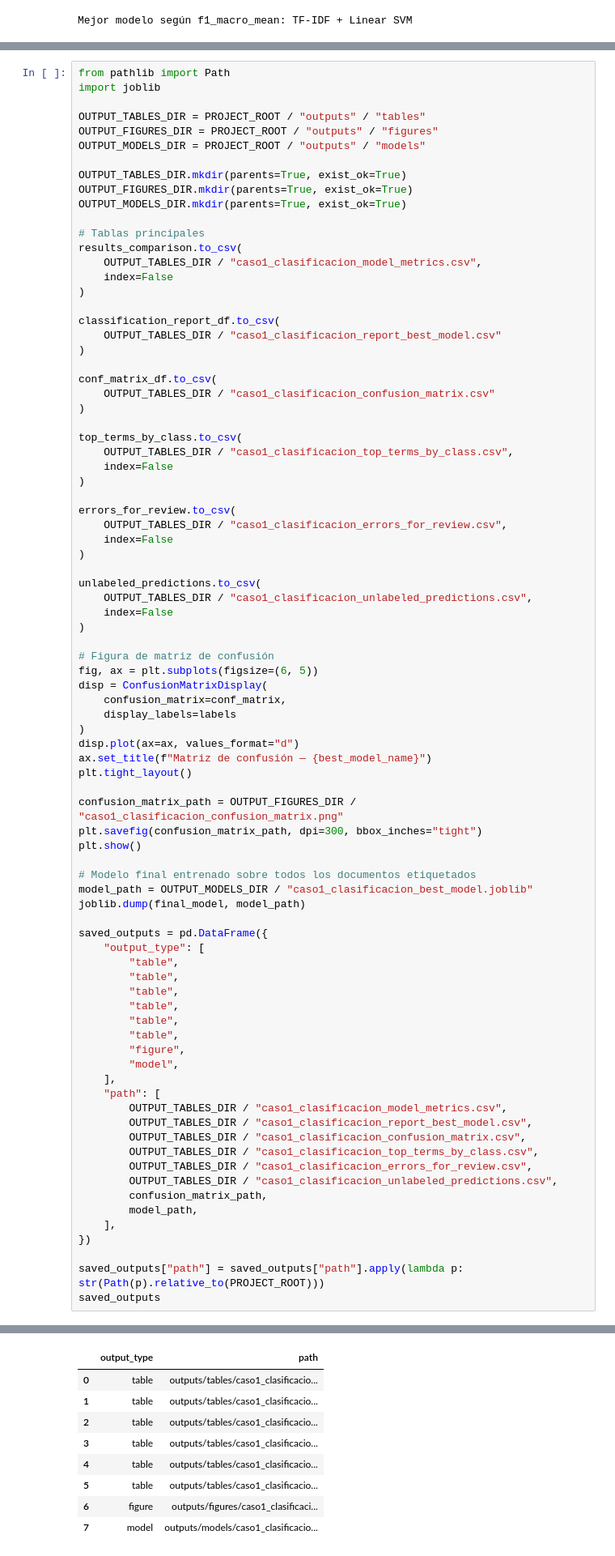
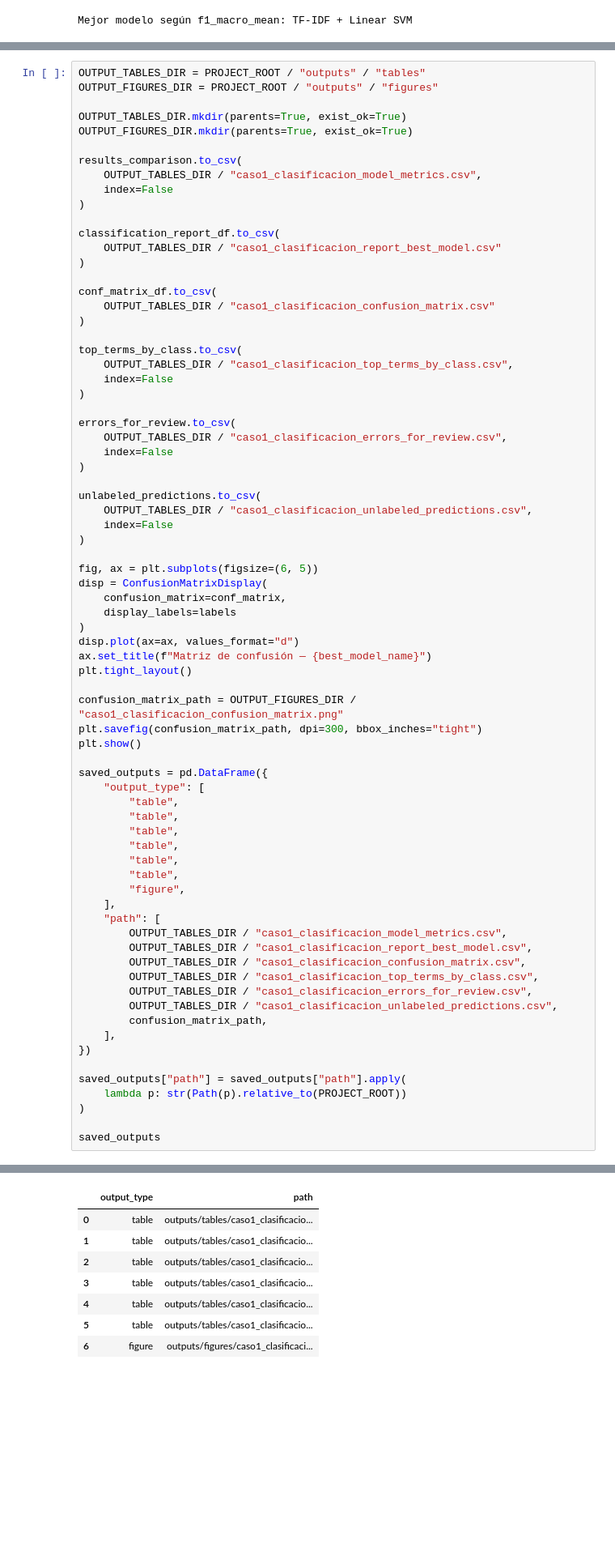
Before and after one commit to dieegordg/Proyecto-Machine-Learning-UNAV---Bayesianos-de-los-Ca-dos, a Jupyter notebook: notebooks/04_caso_uso1_clasificacion_institucional.ipynb, the cells around one changed output, grey strips where cells are left out. Shown at 81% size. Drawn from its saved outputs; the diff is of its cells as text; blank space fills up the shorter version.

```diff
--- a/notebooks/04_caso_uso1_clasificacion_institucional.ipynb
+++ b/notebooks/04_caso_uso1_clasificacion_institucional.ipynb
@@ -908,18 +791,12 @@ Finalmente, se guardan las tablas y figuras principales generadas por el mini ca
 
 Los outputs se guardan en carpetas relativas del proyecto para mantener la reproducibilidad.
 # %%
-from pathlib import Path
-import joblib
-
 OUTPUT_TABLES_DIR = PROJECT_ROOT / "outputs" / "tables"
 OUTPUT_FIGURES_DIR = PROJECT_ROOT / "outputs" / "figures"
-OUTPUT_MODELS_DIR = PROJECT_ROOT / "outputs" / "models"
 
 OUTPUT_TABLES_DIR.mkdir(parents=True, exist_ok=True)
 OUTPUT_FIGURES_DIR.mkdir(parents=True, exist_ok=True)
-OUTPUT_MODELS_DIR.mkdir(parents=True, exist_ok=True)
 
-# Tablas principales
 results_comparison.to_csv(
     OUTPUT_TABLES_DIR / "caso1_clasificacion_model_metrics.csv",
     index=False
@@ -948,7 +825,6 @@ unlabeled_predictions.to_csv(
     index=False
 )
 
-# Figura de matriz de confusión
 fig, ax = plt.subplots(figsize=(6, 5))
 disp = ConfusionMatrixDisplay(
     confusion_matrix=conf_matrix,
@@ -962,45 +838,41 @@ confusion_matrix_path = OUTPUT_FIGURES_DIR / "caso1_clasificacion_confusion_matr
 plt.savefig(confusion_matrix_path, dpi=300, bbox_inches="tight")
 plt.show()
 
-# Modelo final entrenado sobre todos los documentos etiquetados
-model_path = OUTPUT_MODELS_DIR / "caso1_clasificacion_best_model.joblib"
-joblib.dump(final_model, model_path)
-
 saved_outputs = pd.DataFrame({
     "output_type": [
         "table",
         "table",
         "table",
         "table",
         "table",
         "table",
         "figure",
-        "model",
     ],
     "path": [
         OUTPUT_TABLES_DIR / "caso1_clasificacion_model_metrics.csv",
         OUTPUT_TABLES_DIR / "caso1_clasificacion_report_best_model.csv",
         OUTPUT_TABLES_DIR / "caso1_clasificacion_confusion_matrix.csv",
         OUTPUT_TABLES_DIR / "caso1_clasificacion_top_terms_by_class.csv",
         OUTPUT_TABLES_DIR / "caso1_clasificacion_errors_for_review.csv",
         OUTPUT_TABLES_DIR / "caso1_clasificacion_unlabeled_predictions.csv",
         confusion_matrix_path,
-        model_path,
     ],
 })
 
-saved_outputs["path"] = saved_outputs["path"].apply(lambda p: str(Path(p).relative_to(PROJECT_ROOT)))
+saved_outputs["path"] = saved_outputs["path"].apply(
+    lambda p: str(Path(p).relative_to(PROJECT_ROOT))
+)
+
 saved_outputs
 # %% [output]
 [figure]
 |  | output_type | path |
 | 0 | table | outputs/tables/caso1_clasificacio... |
 | 1 | table | outputs/tables/caso1_clasificacio... |
 | 2 | table | outputs/tables/caso1_clasificacio... |
 | 3 | table | outputs/tables/caso1_clasificacio... |
 | 4 | table | outputs/tables/caso1_clasificacio... |
 | 5 | table | outputs/tables/caso1_clasificacio... |
 | 6 | figure | outputs/figures/caso1_clasificaci... |
-| 7 | model | outputs/models/caso1_clasificacio... |
 # %% [markdown]
 **Lectura del output.**
```
Also changed, not shown: parts of 8 cells of this notebook, 9 other files.
